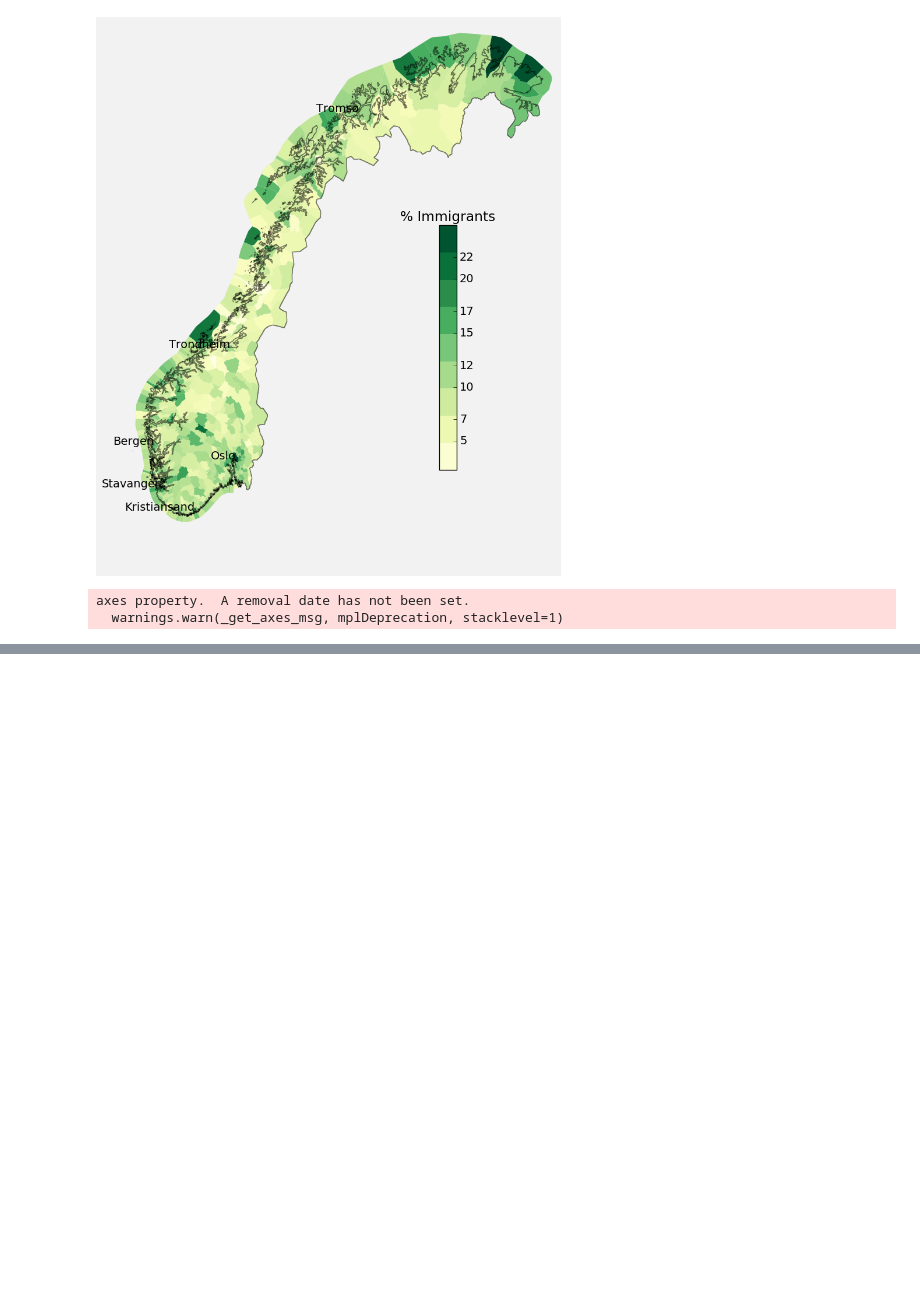
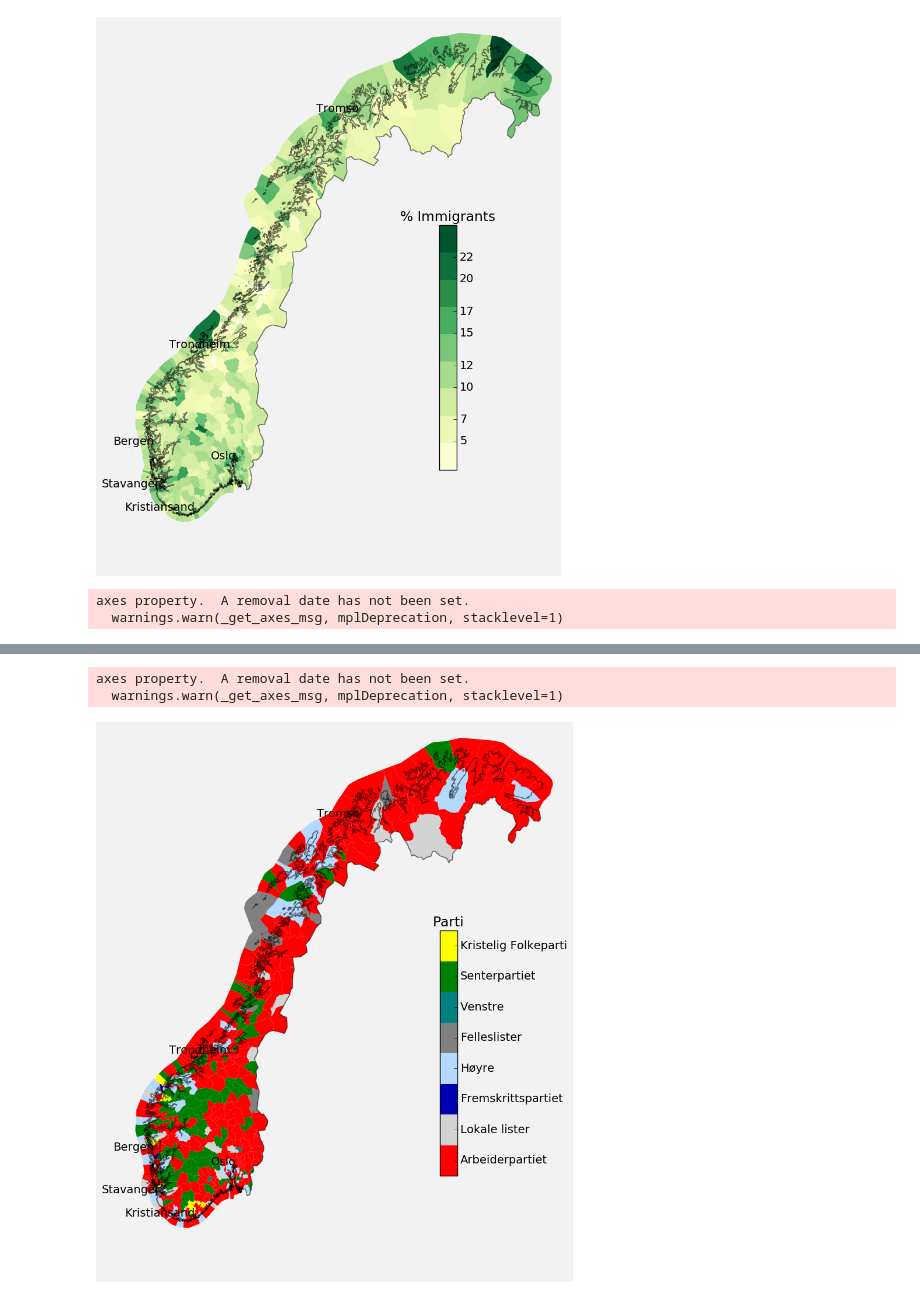
Before and after one commit to jmaurit/norwayeconomy, a Jupyter notebook: maps_cartopy.ipynb, the cells around one changed output, grey strips where cells are left out. Saved outputs shown, nothing was run; the diff lists cells and outputs as text; code cells hidden in the pictures; blank space fills up the shorter version.

```diff
--- a/maps_cartopy.ipynb
+++ b/maps_cartopy.ipynb
@@ -181,0 +184,14 @@ axes property.  A removal date has not been set.
+# %%
+valg2015 = pd.read_csv("https://www.ssb.no/eksport/tabell.csv?key=271517", sep=";", decimal=",", na_values = [".", ".."])
+del valg2015["Unnamed: 14"]
+
+
+def biggestparty(komm):
+	return(np.argmax(komm[1:]))
+
+#biggestparty(valg2015.iloc[0,:])
+
+#biggest
+valg2015["biggest"] = valg2015.apply(biggestparty, axis=1)
+
+valg2015.head()
@@ -339,0 +460,18 @@ axes property.  A removal date has not been set.
+# %%
+valg2015 = pd.read_csv("https://www.ssb.no/eksport/tabell.csv?key=271517", sep=";", decimal=",", na_values = [".", ".."])
+del valg2015["Unnamed: 14"]
+
+
+def biggestparty(komm):
+	return(np.argmax(komm[1:]))
+
+#biggestparty(valg2015.iloc[0,:])
+
+#biggest
+valg2015["biggest"] = valg2015.apply(biggestparty, axis=1)
+
+valg2015.head()
+valg2015.columns = ['region', 'Arbeiderpartiet', 'Fremskrittspartiet', 'Høyre',
+       'Kristelig Folkeparti', 'Senterpartiet', 'Sosialistisk Venstreparti',
+       'Venstre', 'Miljøpartiet de Grønne', 'Pensjonistpartiet', 'Rødt',
+       'Felleslister', 'Lokale lister', 'Andre lister', 'biggest']
@@ -339,0 +493,10 @@ axes property.  A removal date has not been set.
+# %%
+norway_polit = norway_chl(valg2015, geo='region', value='biggest')
+polit_map = norway_polit.draw_map(title="Parti", col_dict=col_dict , legend_precision = 0)
+# %%
+norway_polit.save_plot("figures/polit_map2015.png")
+plt.show()
+# %% [output]
+axes property.  A removal date has not been set.
+  warnings.warn(_get_axes_msg, mplDeprecation, stacklevel=1)
+[figure, added]
```
Also changed, not shown: parts of 23 cells of this notebook, 15 other files.
